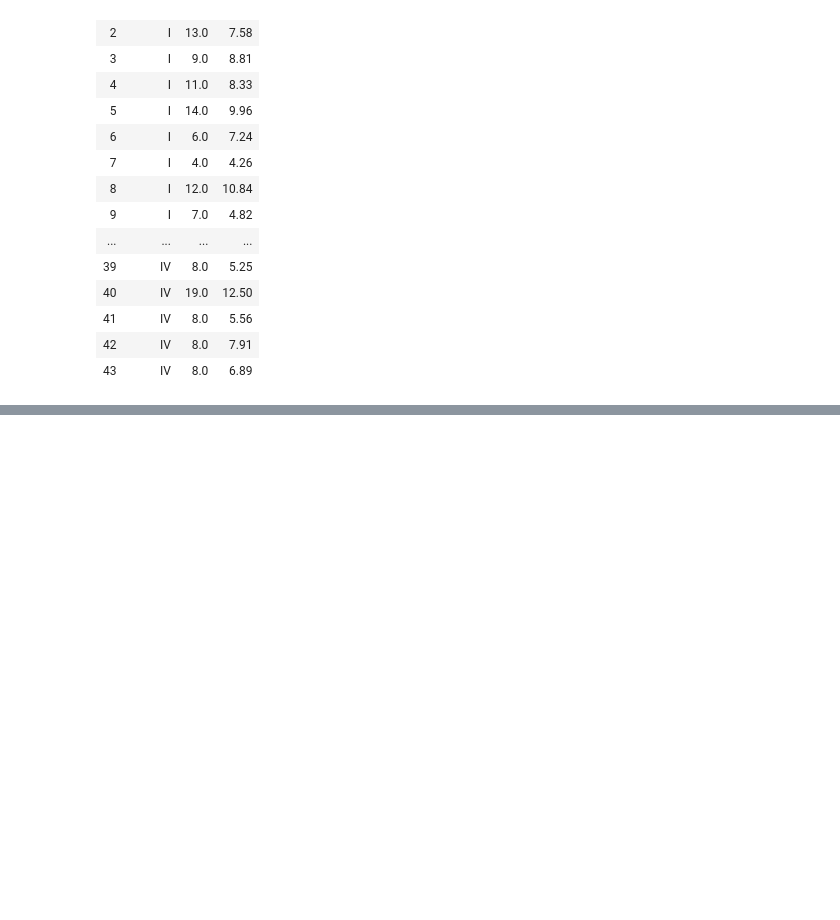
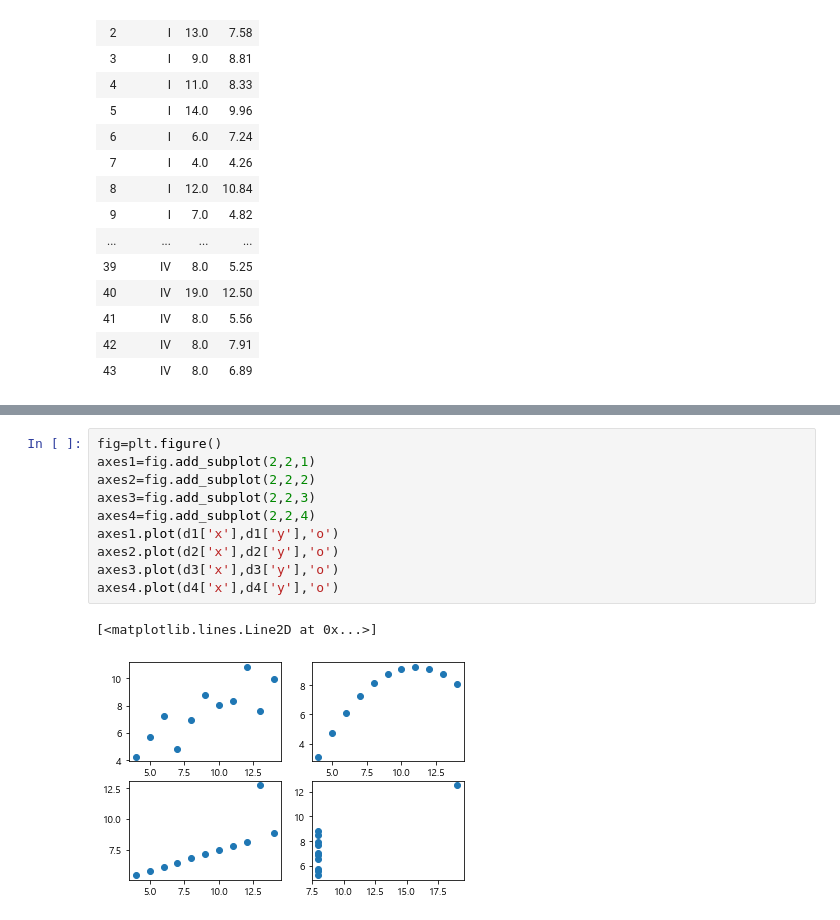
Before and after one commit to SungeunAn/TIL_new, a Jupyter notebook: 데이터 다루기/Day26.ipynb, the cells around one changed output, grey strips where cells are left out. Cells and saved outputs as stored; diff of their text form; blank space fills up the shorter version.

```diff
--- a/데이터 다루기/Day26.ipynb
+++ b/데이터 다루기/Day26.ipynb
@@ -436,0 +435,13 @@ anscombe[anscombe.dataset=='IV']
+# %%
+fig=plt.figure()
+axes1=fig.add_subplot(2,2,1)
+axes2=fig.add_subplot(2,2,2)
+axes3=fig.add_subplot(2,2,3)
+axes4=fig.add_subplot(2,2,4)
+axes1.plot(d1['x'],d1['y'],'o')
+axes2.plot(d2['x'],d2['y'],'o')
+axes3.plot(d3['x'],d3['y'],'o')
+axes4.plot(d4['x'],d4['y'],'o')
+# %% [output]
+[<matplotlib.lines.Line2D at 0x...>]
+[figure, added]
```
Also changed, not shown: parts of 10 cells of this notebook.
